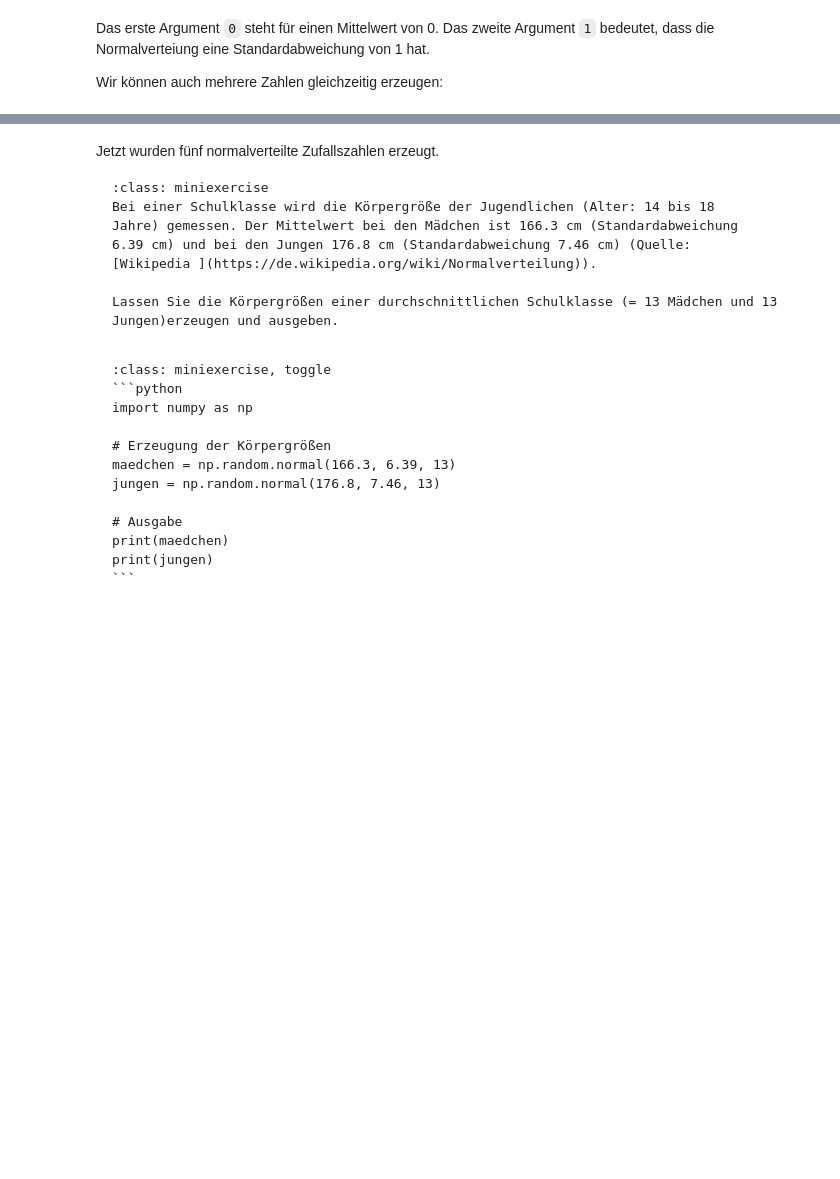
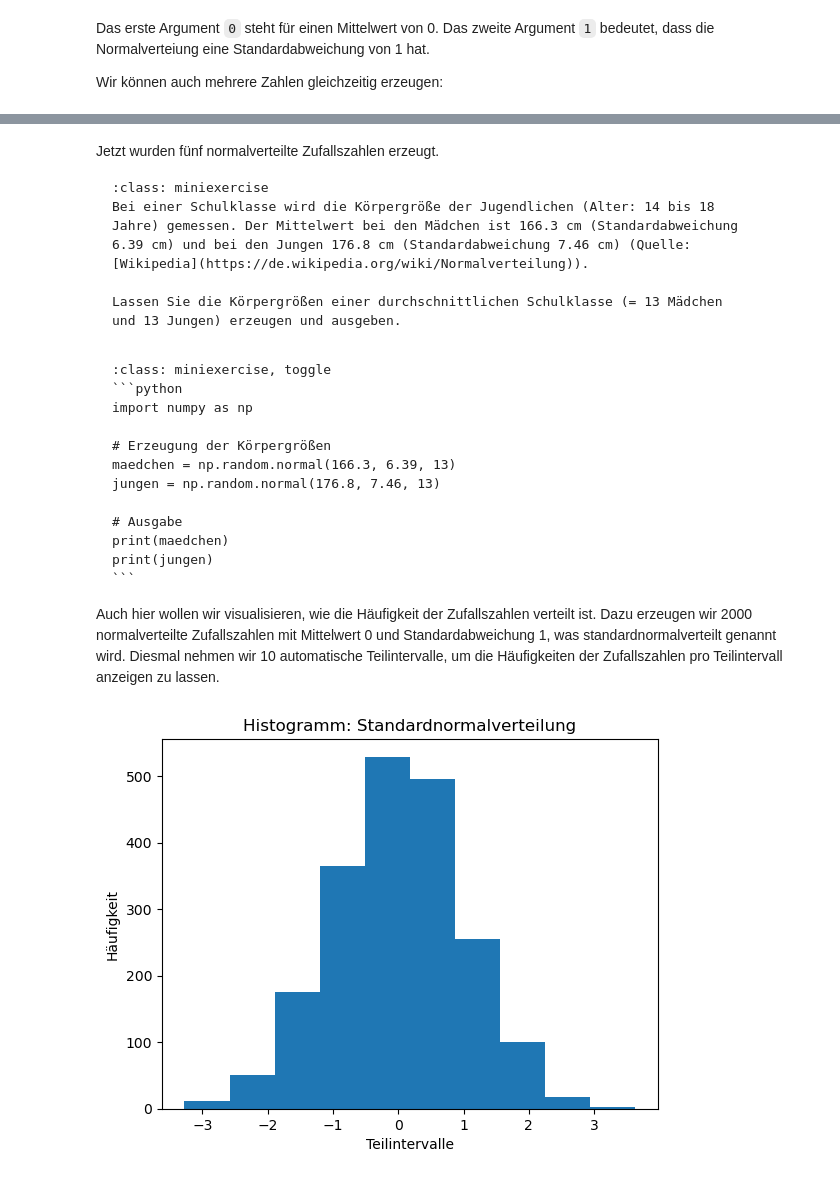
Before and after one commit to gramschs/book_python, a Jupyter notebook: _sources/chapter04/chapter04_sec03.ipynb, the cells around one changed output, grey strips where cells are left out. Cells and saved outputs as stored; diff of their text form; code cells hidden in the pictures; blank space fills up the shorter version.

`````diff
--- a/_sources/chapter04/chapter04_sec03.ipynb
+++ b/_sources/chapter04/chapter04_sec03.ipynb
@@ -141,9 +170,10 @@ Jetzt wurden fünf normalverteilte Zufallszahlen erzeugt.
 Bei einer Schulklasse wird die Körpergröße der Jugendlichen (Alter: 14 bis 18
 Jahre) gemessen. Der Mittelwert bei den Mädchen ist 166.3 cm (Standardabweichung
 6.39 cm) und bei den Jungen 176.8 cm (Standardabweichung 7.46 cm) (Quelle:
-[Wikipedia ](https://de.wikipedia.org/wiki/Normalverteilung)).
+[Wikipedia](https://de.wikipedia.org/wiki/Normalverteilung)).
 
-Lassen Sie die Körpergrößen einer durchschnittlichen Schulklasse (= 13 Mädchen und 13 Jungen)erzeugen und ausgeben.
+Lassen Sie die Körpergrößen einer durchschnittlichen Schulklasse (= 13 Mädchen
+und 13 Jungen) erzeugen und ausgeben.
 ```
 # %%
 # Hier Ihr Code
@@ -162,3 +192,20 @@ print(maedchen)
 print(jungen)
 ```
 ````
+
+Auch hier wollen wir visualisieren, wie die Häufigkeit der Zufallszahlen
+verteilt ist. Dazu erzeugen wir 2000 normalverteilte Zufallszahlen mit
+Mittelwert 0 und Standardabweichung 1, was standardnormalverteilt genannt wird.
+Diesmal nehmen wir 10 automatische Teilintervalle, um die Häufigkeiten der
+Zufallszahlen pro Teilintervall anzeigen zu lassen.
+# %%
+import matplotlib.pyplot as plt
+
+zufallszahlen = np.random.normal(0, 1, 2000)
+
+plt.hist(zufallszahlen)
+plt.title('Histogramm: Standardnormalverteilung')
+plt.xlabel('Teilintervalle')
+plt.ylabel('Häufigkeit');
+# %% [output]
+[figure, added]
`````
Also changed, not shown: parts of 27 cells of this notebook, 56 other files.
